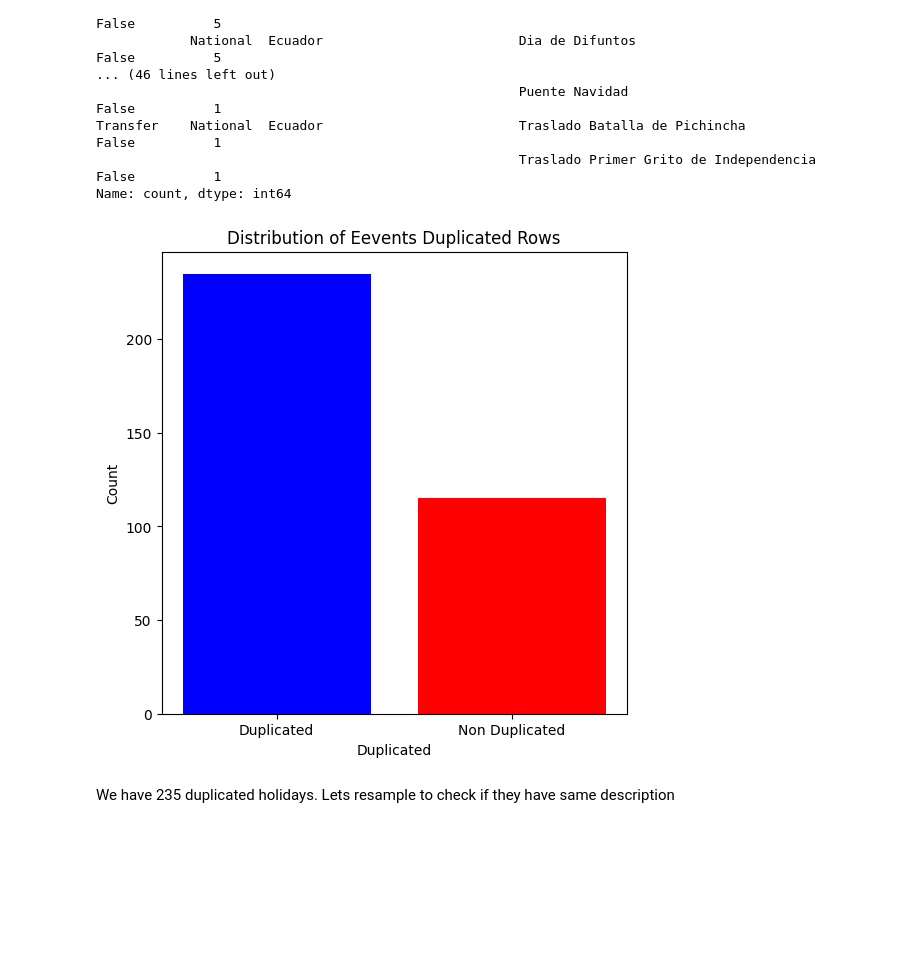
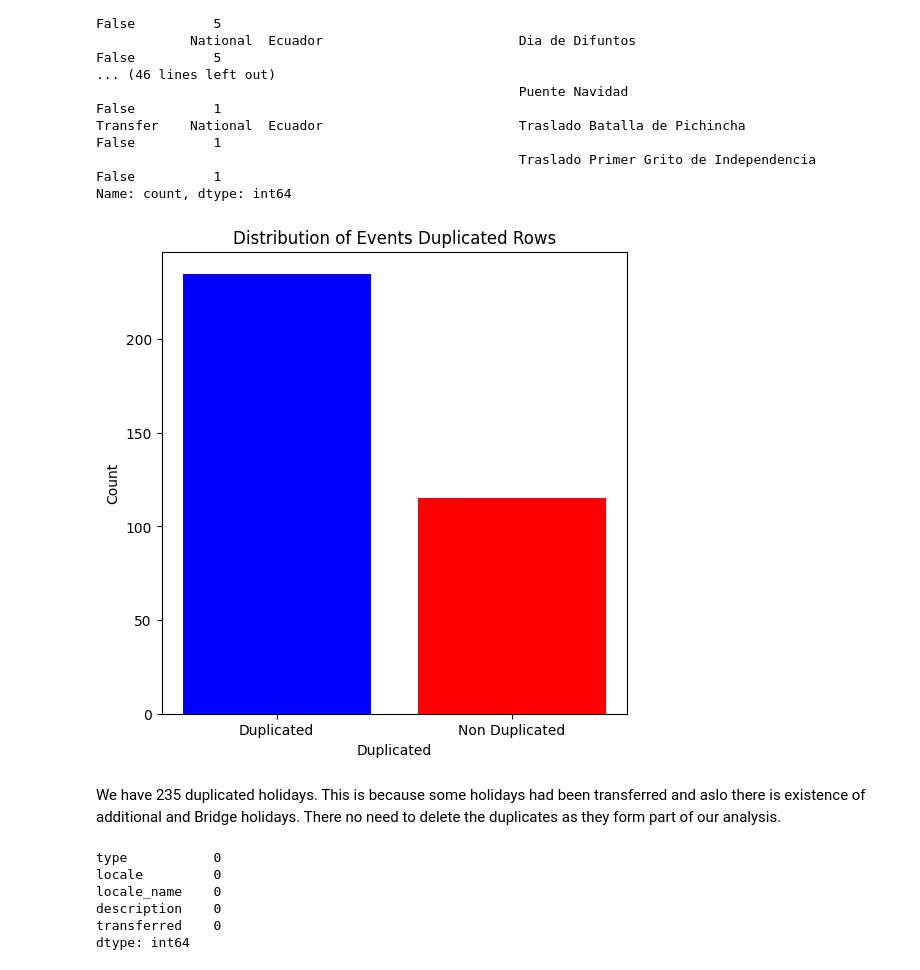
Before and after one commit to MarthaK-Coder/Azubi-Africa-LP3-Sprint, a Jupyter notebook: Project3 Notebook.ipynb, the cells around one changed output. Saved outputs shown, nothing was run; the diff lists cells and outputs as text; code cells hidden in the pictures; blank space fills up the shorter version.

```diff
--- a/Project3 Notebook.ipynb
+++ b/Project3 Notebook.ipynb
@@ -1093,15 +1093,25 @@ Name: count, dtype: int64
 # %%
 # Find and count duplicated rows
 dupli_count = data_events.duplicated().value_counts()
 
 # Create a count plot to visualize the distribution of duplicated rows
 plt.figure(figsize=(6, 6))
 plt.bar(['Duplicated', 'Non Duplicated'], dupli_count, color=['blue', 'red'])
-plt.title('Distribution of Eevents Duplicated Rows')
+plt.title('Distribution of Events Duplicated Rows')
 plt.xlabel('Duplicated')
 plt.ylabel('Count')
 plt.show()
 # %% [output]
-[figure, old version]
+[figure, new version]
-# %% [markdown]
-We have 235 duplicated holidays. Lets resample to check if they have same description
+# %% [markdown]
+We have 235 duplicated holidays. This is because some holidays had been transferred and aslo there is existence of additional and Bridge holidays. There no need to delete the duplicates as they form part of our analysis.
+# %%
+#checking null values
+data_events.isnull().sum()
+# %% [output]
+type           0
+locale         0
+locale_name    0
+description    0
+transferred    0
+dtype: int64
```
Also changed, not shown: parts of 46 cells of this notebook.
